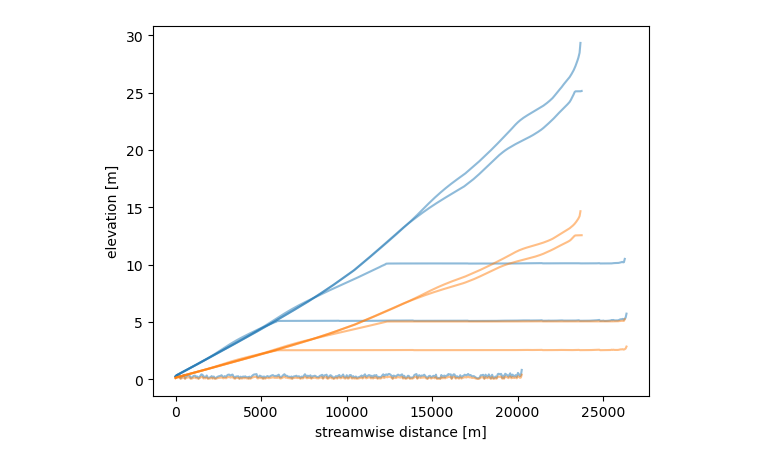
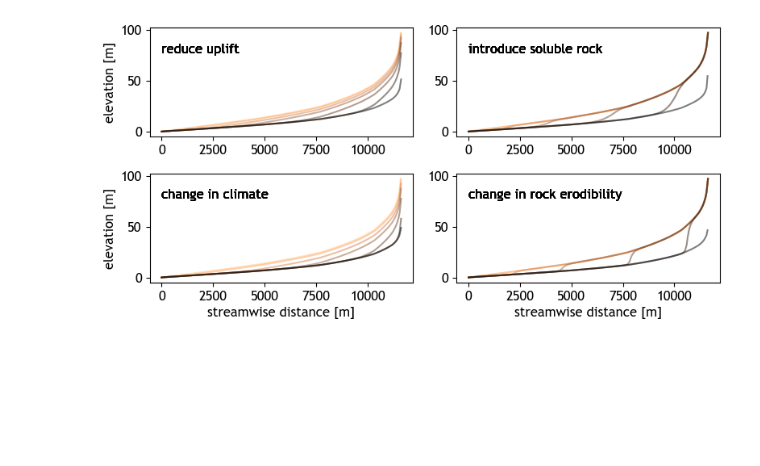
Before and after one commit to jeffskwang/Landlab_SLAWR_REU, a Jupyter notebook: profile_plot.ipynb, the cells around one changed output. Cells and saved outputs as stored; diff of their text form; code cells hidden in the pictures; blank space fills up the shorter version.

Commit message:
added font functionality

```diff
--- a/profile_plot.ipynb
+++ b/profile_plot.ipynb
@@ -1,27 +1,41 @@
 # %%
 import numpy as np
 import matplotlib.pyplot as plt
 import os
+import matplotlib.pylab as pl
+import matplotlib
+
+matplotlib.rcParams['mathtext.default'] = 'regular'
+matplotlib.rcParams['font.sans-serif'] = "Trebuchet MS"
+matplotlib.rcParams['font.family'] = "sans-serif"
+matplotlib.rcParams['font.size'] = 12
 
 main_folder = os.getcwd()
 
-fig1 = plt.figure(1)
-ax1 = fig1.add_subplot(111)
+fig, axs = plt.subplots(2, 2)
+fig.set_size_inches(8, 4)
 
-folders = ['run_detailed','run_detailed']
-colors = ['tab:blue','tab:orange']
-timesteps = [0,5000,10000,25000,30000]
+folders = ['run_one','run_two','run_three','run_four']
+colors = ['tab:blue','tab:orange','tab:green','tab:purple']
+labels = ['reduce uplift', 'introduce soluble rock', 'change in climate', 'change in rock erodibility']
+timesteps = [0,1000,5000,10000,20000,40000,100000]
+
+colors_ii = pl.cm.copper_r(np.linspace(0,1,len(timesteps)))
+
+sub_x = [0,0,1,1]
+sub_y = [0,1,0,1]
 
 for i, folder in enumerate(folders):
-    for timestep in timesteps:
-        s = np.load(main_folder + '/' + folder + '/profile_' + str(timestep) + 'yrs_s.npy')
-        eta = np.load(main_folder + '/' + folder + '/profile_' + str(timestep) + 'yrs_eta.npy')
-        if i == 0:
-            ax1.plot(s,eta,color=colors[i],alpha=0.5)
-        else:
-            ax1.plot(s,eta/2.,color=colors[i],alpha=0.5)
-ax1.set_xlabel('streamwise distance [m]')
-ax1.set_ylabel('elevation [m]')
-plt.show()
+    for j, timestep in enumerate(timesteps):
+        s = np.load(main_folder + '/clayandmarco/' + folder + '/profile_' + str(timestep) + 'yrs_s.npy')
+        eta = np.load(main_folder + '/clayandmarco/' + folder + '/profile_' + str(timestep) + 'yrs_eta.npy')
+        axs[sub_x[i],sub_y[i]].plot(s,eta,color=colors_ii[j],alpha=0.5)
+        axs[sub_x[i],sub_y[i]].text(0,75,labels[i],ha='left',va='bottom')
+axs[0,0].set_ylabel('elevation [m]')
+axs[1,0].set_ylabel('elevation [m]')
+axs[1,0].set_xlabel('streamwise distance [m]')
+axs[1,1].set_xlabel('streamwise distance [m]')
+plt.tight_layout()
+plt.savefig('comparison.png',dpi=300)
 # %% [output]
-[figure, old version]
+[figure, new version]
```
Also changed, not shown: parts of 1 cell of this notebook.
